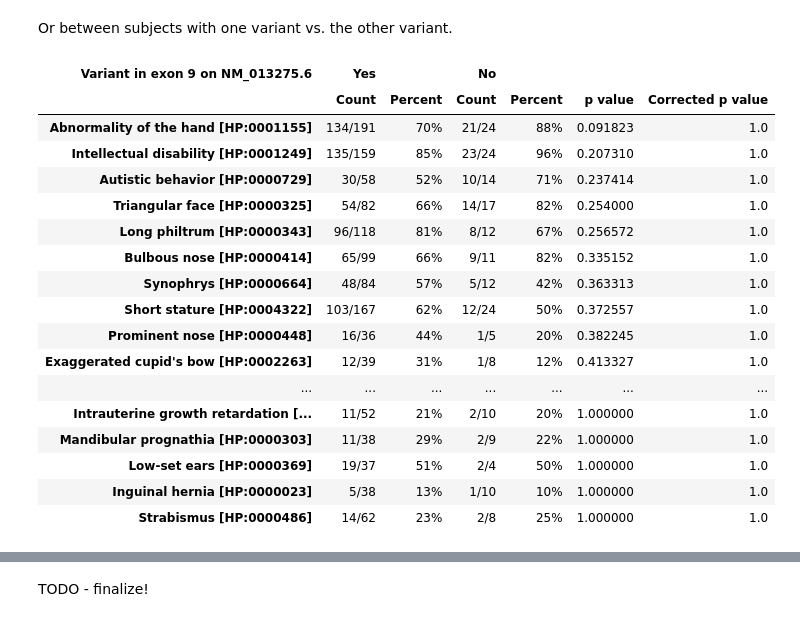
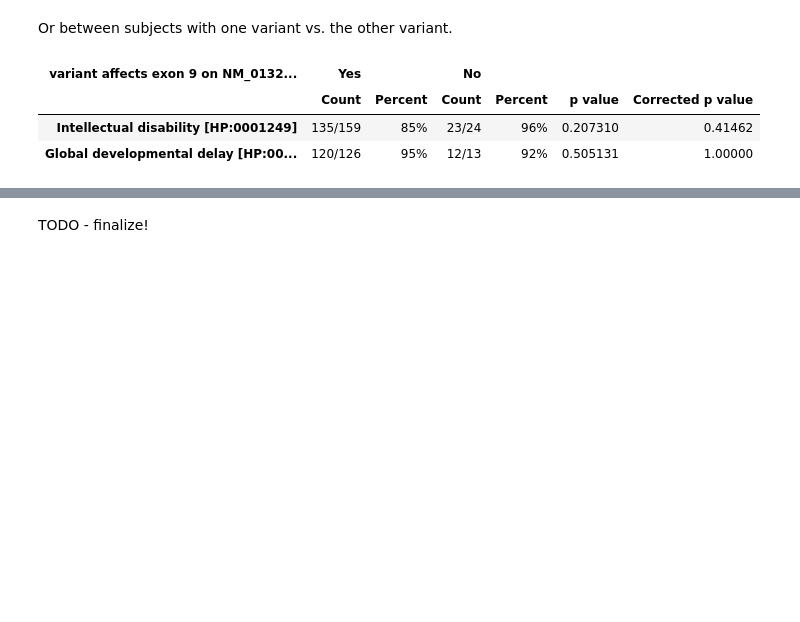
Before and after one commit to monarch-initiative/gpsea, a Jupyter notebook: notebooks/ANKRD11/KBG.ipynb, the cells around one changed output, grey strips where cells are left out. Saved outputs shown, nothing was run; the diff lists cells and outputs as text; code cells hidden in the pictures; blank space fills up the shorter version.

```diff
--- a/notebooks/ANKRD11/KBG.ipynb
+++ b/notebooks/ANKRD11/KBG.ipynb
@@ -186,7 +187,7 @@ frameshift.summarize(hpo, PatientCategories.YES)
 # %%
 analysis_config = CohortAnalysisConfiguration()
 analysis_config.missing_implies_excluded = False
-analysis_config.min_perc_patients_w_hpo = 0.1
+analysis_config.min_perc_patients_w_hpo = 0.2
 terms_to_test = {"HP:0001249", "HP:0001263"} # Intellectual disability HP:0001249 and Global developmental delay HP:0001263
 analysis_config.specify_terms_strategy(specified_term_set=terms_to_test)
 analysis = configure_cohort_analysis(cohort, hpo, config=analysis_config)
@@ -243,25 +227,12 @@ var_single.summarize(hpo, PatientCategories.YES)
 # %% [markdown]
 Or between subjects with one variant vs. the other variant.
 # %%
-var_double = analysis.compare_by_exon(9, tx_id)
+exon_predicate = VariantPredicates.exon(9, tx_id)
+var_double = analysis.compare_hpo_vs_genotype(exon_predicate)
 var_double.summarize(hpo, PatientCategories.YES)
 # %% [output]
-| Variant in exon 9 on NM_013275.6 | Yes |  | No |  |  |  |
+| variant affects exon 9 on NM_0132... | Yes |  | No |  |  |  |
 |  | Count | Percent | Count | Percent | p value | Corrected p value |
-| Abnormality of the hand [HP:0001155] | 134/191 | 70% | 21/24 | 88% | 0.091823 | 1.0 |
-| Intellectual disability [HP:0001249] | 135/159 | 85% | 23/24 | 96% | 0.207310 | 1.0 |
-| Autistic behavior [HP:0000729] | 30/58 | 52% | 10/14 | 71% | 0.237414 | 1.0 |
-| Triangular face [HP:0000325] | 54/82 | 66% | 14/17 | 82% | 0.254000 | 1.0 |
-| Long philtrum [HP:0000343] | 96/118 | 81% | 8/12 | 67% | 0.256572 | 1.0 |
-| Bulbous nose [HP:0000414] | 65/99 | 66% | 9/11 | 82% | 0.335152 | 1.0 |
-| Synophrys [HP:0000664] | 48/84 | 57% | 5/12 | 42% | 0.363313 | 1.0 |
-| Short stature [HP:0004322] | 103/167 | 62% | 12/24 | 50% | 0.372557 | 1.0 |
-| Prominent nose [HP:0000448] | 16/36 | 44% | 1/5 | 20% | 0.382245 | 1.0 |
-| Exaggerated cupid's bow [HP:0002263] | 12/39 | 31% | 1/8 | 12% | 0.413327 | 1.0 |
-| ... | ... | ... | ... | ... | ... | ... |
-| Intrauterine growth retardation [... | 11/52 | 21% | 2/10 | 20% | 1.000000 | 1.0 |
-| Mandibular prognathia [HP:0000303] | 11/38 | 29% | 2/9 | 22% | 1.000000 | 1.0 |
-| Low-set ears [HP:0000369] | 19/37 | 51% | 2/4 | 50% | 1.000000 | 1.0 |
-| Inguinal hernia [HP:0000023] | 5/38 | 13% | 1/10 | 10% | 1.000000 | 1.0 |
-| Strabismus [HP:0000486] | 14/62 | 23% | 2/8 | 25% | 1.000000 | 1.0 |
+| Intellectual disability [HP:0001249] | 135/159 | 85% | 23/24 | 96% | 0.207310 | 0.41462 |
+| Global developmental delay [HP:00... | 120/126 | 95% | 12/13 | 92% | 0.505131 | 1.00000 |
 # %%
```
Also changed, not shown: parts of 12 cells of this notebook.
